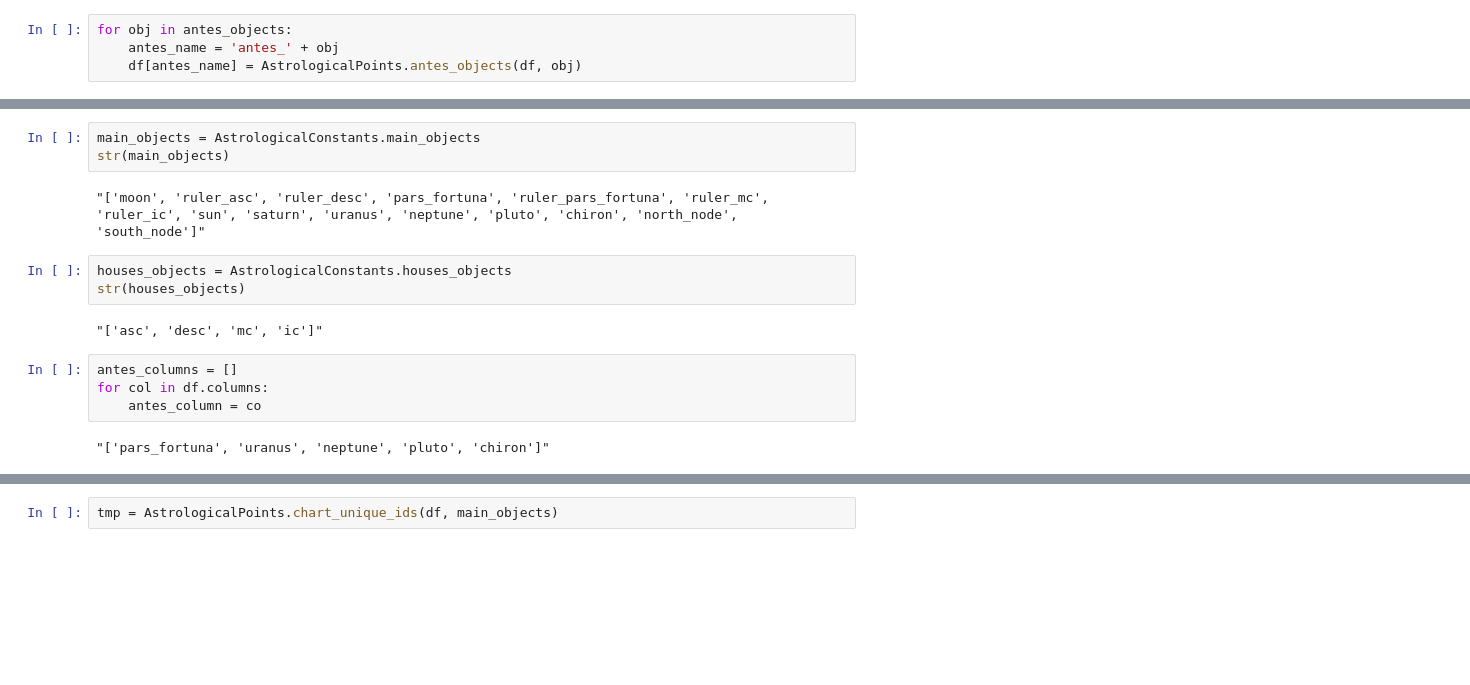
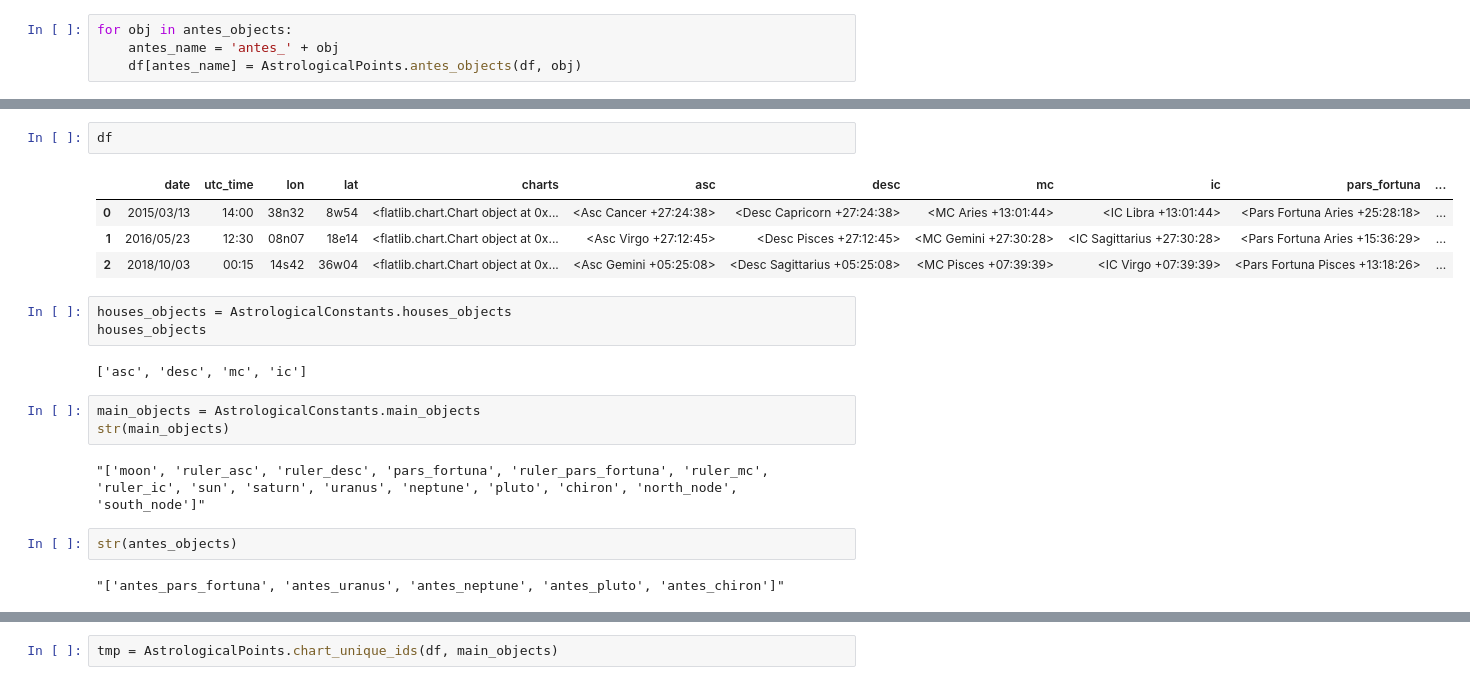
Before and after one commit to CryptoBrahman/football_competitions_research, a Jupyter notebook: astroaspects.ipynb, the cells around one changed output, grey strips where cells are left out. Cells and saved outputs as stored; diff of their text form; blank space fills up the shorter version.

```diff
--- a/astroaspects.ipynb
+++ b/astroaspects.ipynb
@@ -93,16 +102,21 @@ Desc
+# %%
+df
+# %% [output]
+|  | date | utc_time | lon | lat | charts | asc | desc | mc | ic | pars_fortuna | ... |
+| 0 | 2015/03/13 | 14:00 | 38n32 | 8w54 | <flatlib.chart.Chart object at 0x... | <Asc Cancer +27:24:38> | <Desc Capricorn +27:24:38> | <MC Aries +13:01:44> | <IC Libra +13:01:44> | <Pars Fortuna Aries +25:28:18> | ... |
+| 1 | 2016/05/23 | 12:30 | 08n07 | 18e14 | <flatlib.chart.Chart object at 0x... | <Asc Virgo +27:12:45> | <Desc Pisces +27:12:45> | <MC Gemini +27:30:28> | <IC Sagittarius +27:30:28> | <Pars Fortuna Aries +15:36:29> | ... |
+| 2 | 2018/10/03 | 00:15 | 14s42 | 36w04 | <flatlib.chart.Chart object at 0x... | <Asc Gemini +05:25:08> | <Desc Sagittarius +05:25:08> | <MC Pisces +07:39:39> | <IC Virgo +07:39:39> | <Pars Fortuna Pisces +13:18:26> | ... |
+# %%
+houses_objects = AstrologicalConstants.houses_objects
+houses_objects
+# %% [output]
+['asc', 'desc', 'mc', 'ic']
 # %%
 main_objects = AstrologicalConstants.main_objects
 str(main_objects)
 # %% [output]
 "['moon', 'ruler_asc', 'ruler_desc', 'pars_fortuna', 'ruler_pars_fortuna', 'ruler_mc', 'ruler_ic', 'sun', 'saturn', 'uranus', 'neptune', 'pluto', 'chiron', 'north_node', 'south_node']"
-# %%
-houses_objects = AstrologicalConstants.houses_objects
-str(houses_objects)
-# %% [output]
-"['asc', 'desc', 'mc', 'ic']"
-# %%
-antes_columns = []
-for col in df.columns:
-    antes_column = co
-# %% [output]
-"['pars_fortuna', 'uranus', 'neptune', 'pluto', 'chiron']"
+# %%
+str(antes_objects)
+# %% [output]
+"['antes_pars_fortuna', 'antes_uranus', 'antes_neptune', 'antes_pluto', 'antes_chiron']"
```
Also changed, not shown: parts of 17 cells of this notebook, 3 other files.
